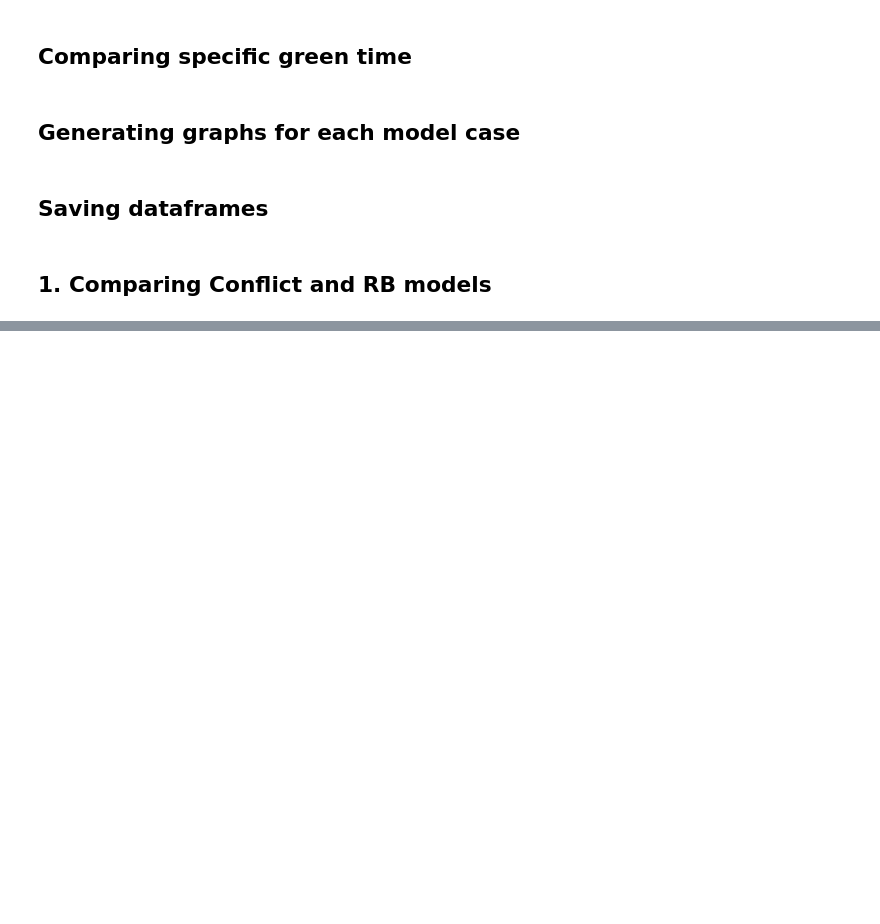
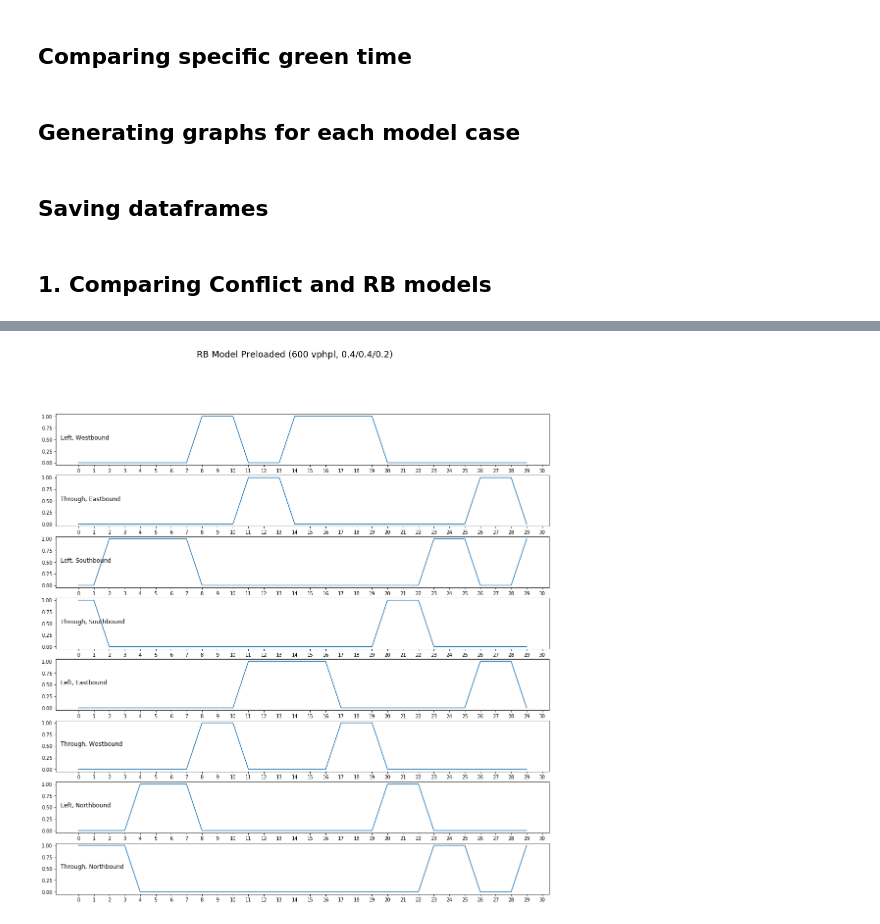
Before and after one commit to DEGABGED/linear_solver, a Jupyter notebook: CTM MILP Model Running Environment (Preloading).ipynb, the cells around one changed output, grey strips where cells are left out. Cells and saved outputs as stored; diff of their text form; code cells hidden in the pictures; blank space fills up the shorter version.

```diff
--- a/CTM MILP Model Running Environment (Preloading).ipynb
+++ b/CTM MILP Model Running Environment (Preloading).ipynb
@@ -329,0 +323,4 @@ print(obj_values)
+# %%
+plot_greentime(dfg, "RB Model Preloaded (600 vphpl, 0.4/0.4/0.2)", headless=False)
+# %% [output]
+[figure, added]
```
Also changed, not shown: parts of 22 cells of this notebook, 2 other files.
